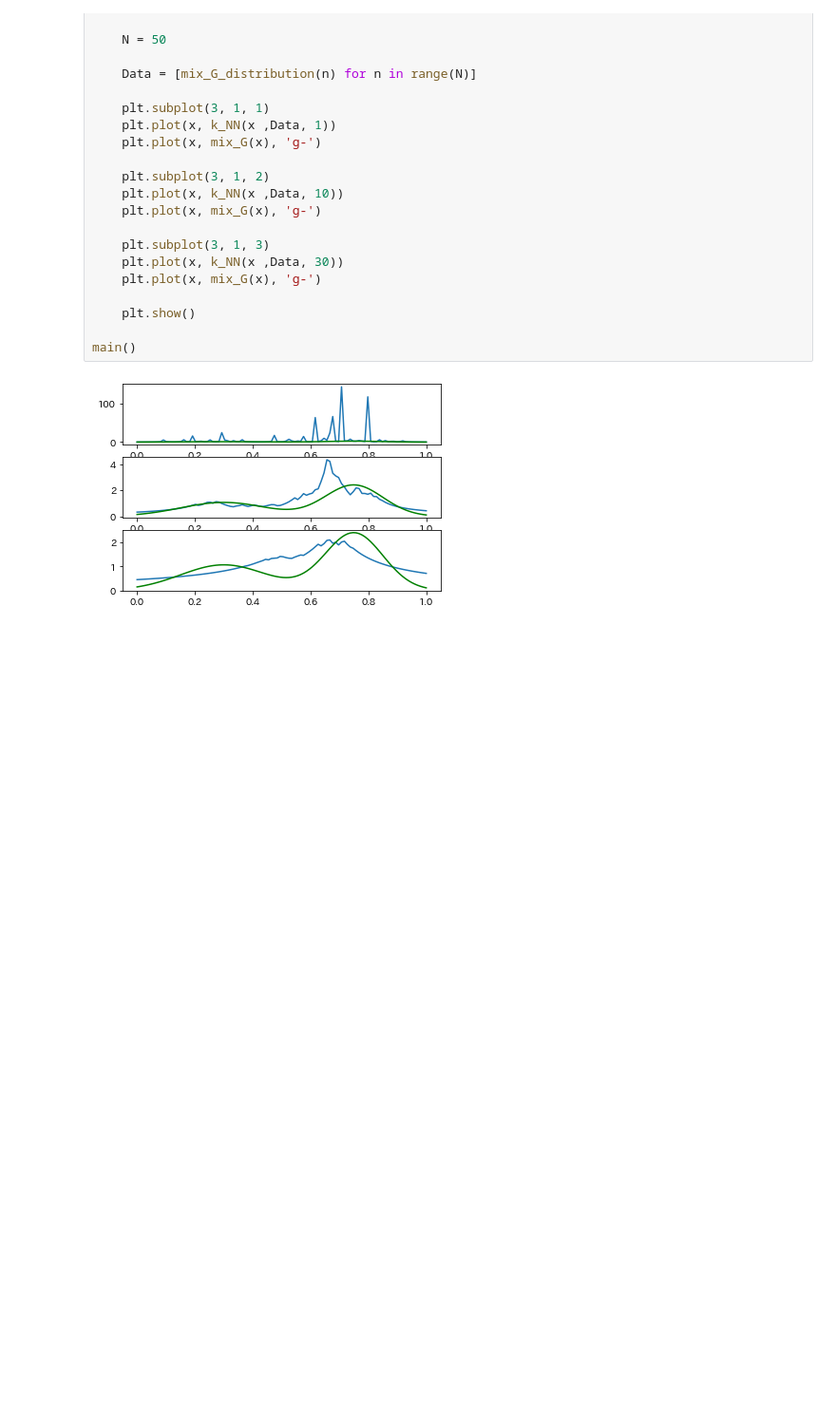
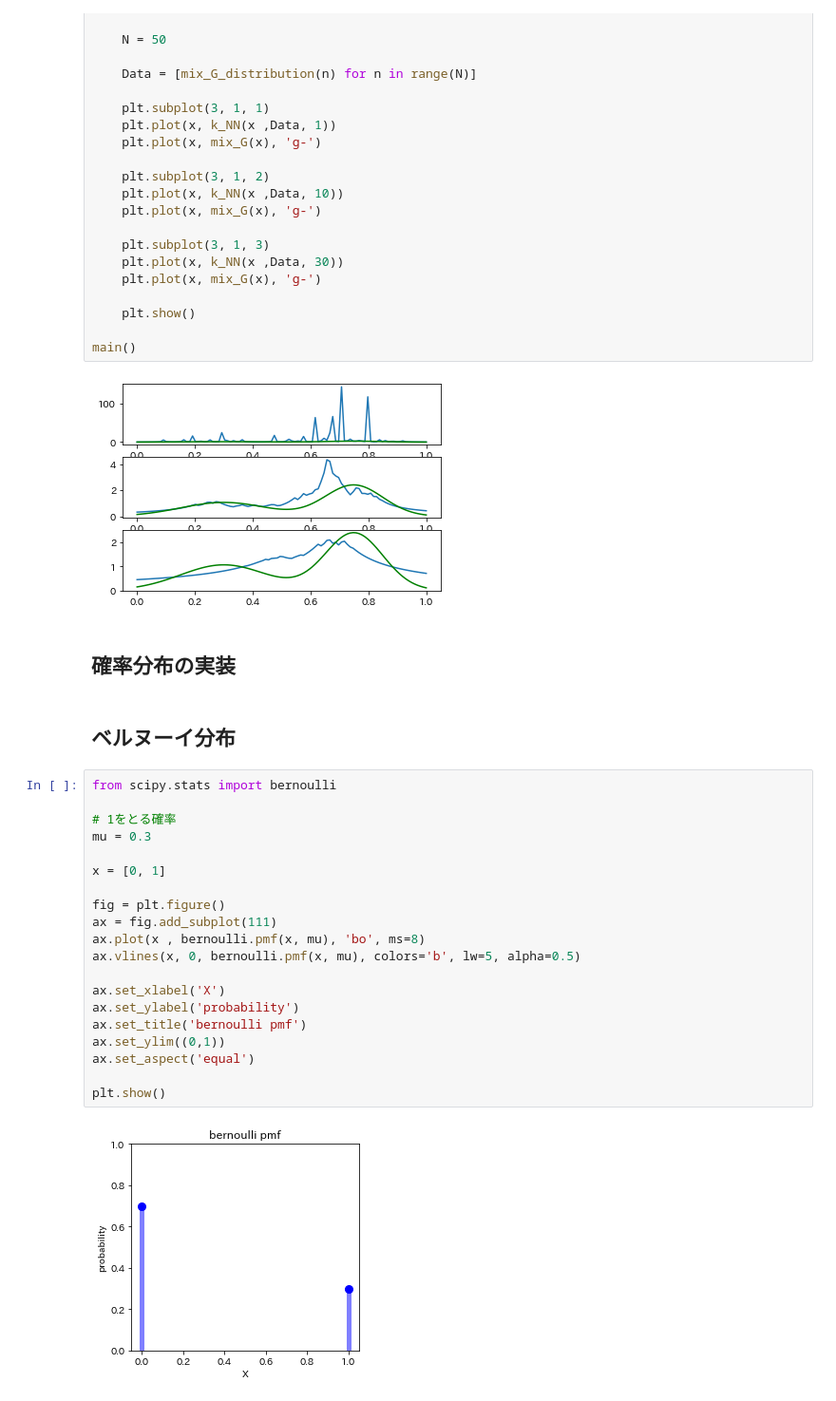
Before and after one commit to nsakki55/tech-notes, a Jupyter notebook: PRML/prml1/ch2.ipynb, the cells around one changed output. Shown: that part at 95% size. Drawn from its saved outputs; the diff is of its cells as text; blank space fills up the shorter version.

```diff
--- a/PRML/prml1/ch2.ipynb
+++ b/PRML/prml1/ch2.ipynb
@@ -153,3 +153,29 @@ def main():
 main()
 # %% [output]
 [figure]
+# %% [markdown]
+## 確率分布の実装
+# %% [markdown]
+## ベルヌーイ分布
+# %%
+from scipy.stats import bernoulli
+
+# 1をとる確率
+mu = 0.3
+
+x = [0, 1]
+
+fig = plt.figure()
+ax = fig.add_subplot(111)
+ax.plot(x , bernoulli.pmf(x, mu), 'bo', ms=8)
+ax.vlines(x, 0, bernoulli.pmf(x, mu), colors='b', lw=5, alpha=0.5)
+
+ax.set_xlabel('X')
+ax.set_ylabel('probability')
+ax.set_title('bernoulli pmf')
+ax.set_ylim((0,1))
+ax.set_aspect('equal')
+
+plt.show()
+# %% [output]
+[figure, added]
```
Also changed, not shown: parts of 16 cells of this notebook, 2 other files.
